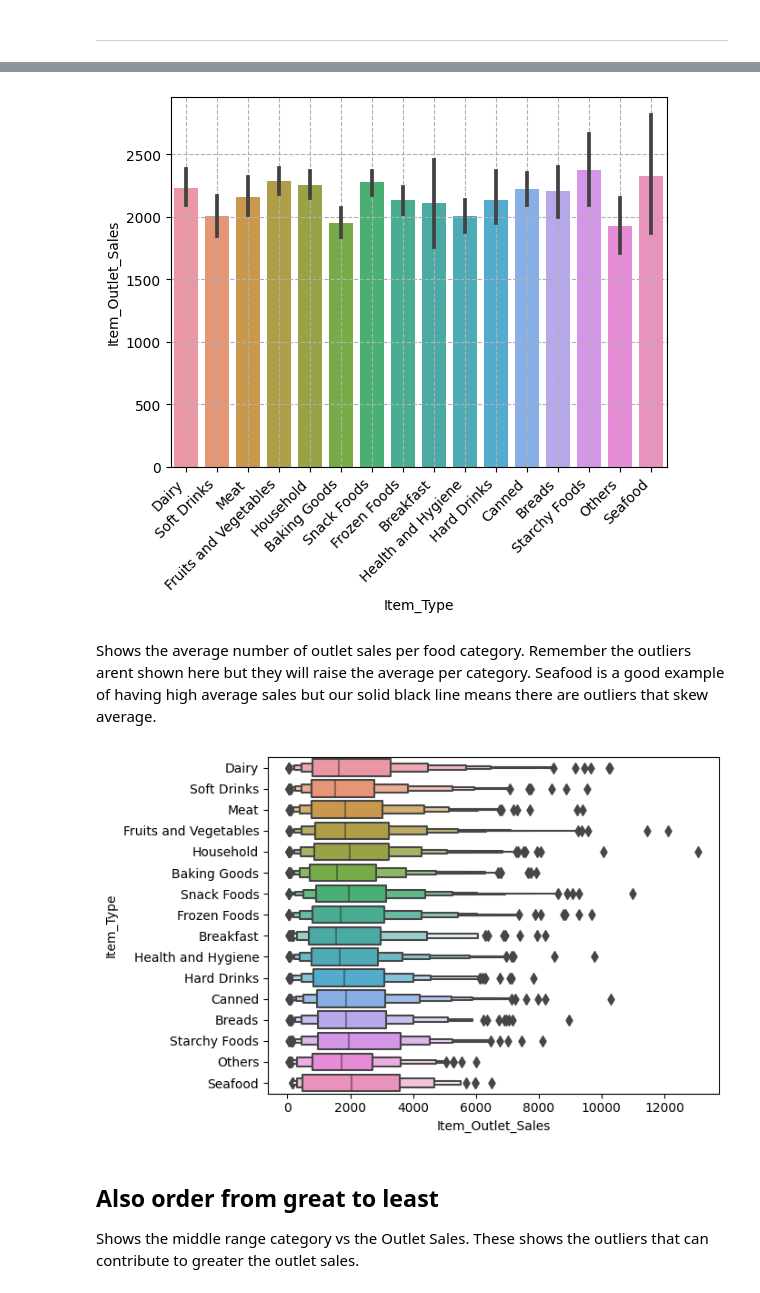
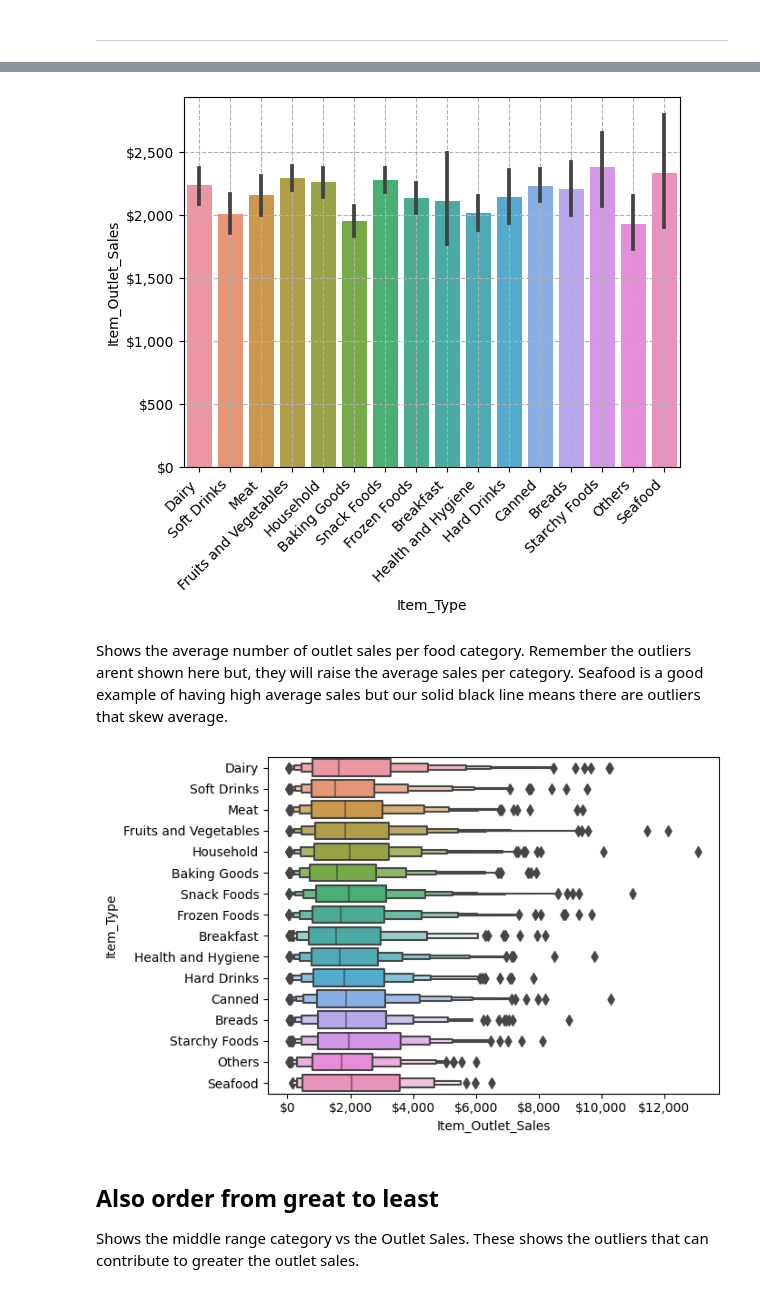
Before and after one commit to eckoecho/Prediction-of-Product-Sales, a Jupyter notebook: Prediction_of_Product_Sales.ipynb, the cells around one changed output, grey strips where cells are left out. Drawn from its saved outputs; the diff is of its cells as text; code cells hidden in the pictures.

```diff
--- a/Prediction_of_Product_Sales.ipynb
+++ b/Prediction_of_Product_Sales.ipynb
@@ -966,16 +976,24 @@ This information seems to indicate the need for fast and low effort foods.  Addi
 # %%
 ax= sns.barplot(data=df, y="Item_Outlet_Sales", x="Item_Type");
+#Putting $ and , on Sales axis
+fmt = '${x:,.0f}'
+tick = mtick.StrMethodFormatter(fmt)
+ax.yaxis.set_major_formatter(tick)
 ax.set_xticklabels(ax.get_xticklabels(), rotation=45, ha="right");
 ax.grid(ls="--");
 # %% [output]
-[figure, old version]
+[figure, new version]
 # %% [markdown]
-Shows the average number of outlet sales per food category. Remember the outliers arent shown here but they will raise the average per category. Seafood is a good example of having high average sales but our solid black line means there are outliers that skew average.
+Shows the average number of outlet sales per food category. Remember the outliers arent shown here but, they will raise the average sales per category. Seafood is a good example of having high average sales but our solid black line means there are outliers that skew average.
 # %%
 ax = sns.boxenplot(data=df, x="Item_Outlet_Sales", y="Item_Type")
+#Putting $ and , on Sales axis
+fmt = '${x:,.0f}'
+tick = mtick.StrMethodFormatter(fmt)
+ax.xaxis.set_major_formatter(tick)
 #ax.set_xticklabels(ax.get_xticklabels(), rotation=45, ha="right");
 # %% [output]
-[figure, old version]
+[figure, new version]
 # %% [markdown]
 ## Also order from great to least
 Shows the middle range category vs the Outlet Sales. These shows the outliers that can contribute to greater the outlet sales.
```
Also changed, not shown: parts of 20 cells of this notebook.
